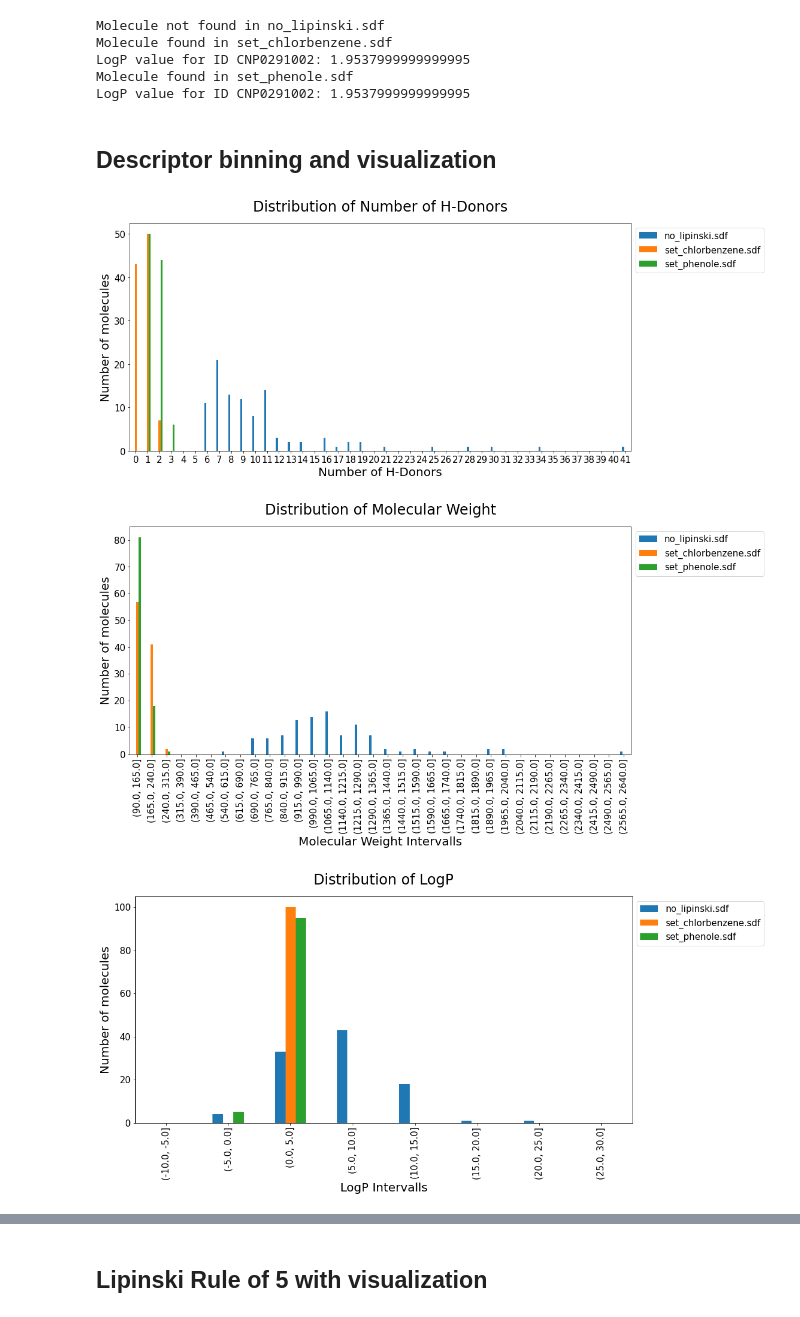
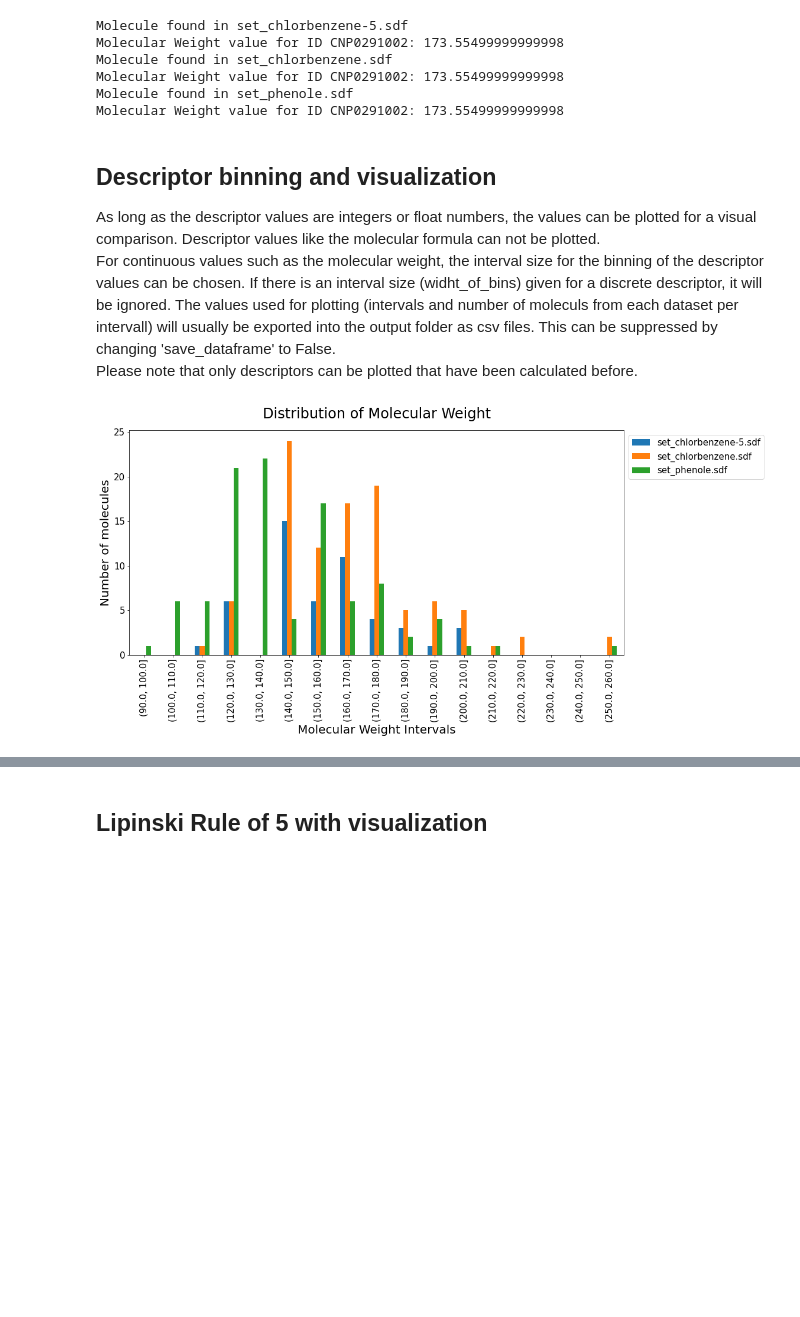
Before and after one commit to Steinbeck-Lab/ChemIcal-DatasEt-comparatoR, a Jupyter notebook: Workflow/CIDER_Workflow.ipynb, the cells around one changed output, grey strips where cells are left out. Drawn from its saved outputs; the diff is of its cells as text; code cells hidden in the pictures; blank space fills up the shorter version.

```diff
--- a/Workflow/CIDER_Workflow.ipynb
+++ b/Workflow/CIDER_Workflow.ipynb
@@ -7,2 +19,2 @@ cider = ChemicalDatasetComparator()
 # %%
-testdict = cider.import_as_data_dict('data2')
+testdict = cider.import_as_data_dict('data')
@@ -170,19 +192,19 @@ dict_keys(['SDMolSupplier_Object', 'number_of_molecules', 'molecule_picture', 'i
 # %%
-cider.get_value_from_id(testdict, 'CNP0291002', 'LogP')
+cider.get_value_from_id(testdict, 'CNP0291002', 'Molecular Weight')
 # %% [output]
-Molecule not found in no_lipinski.sdf
+Molecule found in set_chlorbenzene-5.sdf
+Molecular Weight value for ID CNP0291002: 173.55499999999998
 Molecule found in set_chlorbenzene.sdf
-LogP value for ID CNP0291002: 1.9537999999999995
+Molecular Weight value for ID CNP0291002: 173.55499999999998
 Molecule found in set_phenole.sdf
-LogP value for ID CNP0291002: 1.9537999999999995
+Molecular Weight value for ID CNP0291002: 173.55499999999998
 # %% [markdown]
 ## Descriptor binning and visualization
+As long as the descriptor values are integers or float numbers, the values can be plotted for a visual comparison. Descriptor values like the molecular formula can not be plotted.
+For continuous values such as the molecular weight, the interval size for the binning of the descriptor values can be chosen. If there is an interval size (widht_of_bins) given for a discrete descriptor, it will be ignored.
+The values used for plotting (intervals and number of moleculs from each dataset per intervall) will usually be exported into the output folder as csv files. This can be suppressed by changing 'save_dataframe' to False.
+Please note that only descriptors can be plotted that have been calculated before.
 # %%
-cider.descriptor_counts_and_plot(testdict, 'Molecular Weight', 75)
-cider.descriptor_counts_and_plot(testdict, 'LogP', 5)
-cider.descriptor_counts_and_plot(testdict, 'Number of Rings')
-cider.descriptor_counts_and_plot(testdict, 'Number of H-Donors')
+cider.descriptor_counts_and_plot(testdict, 'Molecular Weight', width_of_bins = 10)
 # %% [output]
-[figure, old version]
+[figure, new version]
-[figure, removed]
-[figure, removed]
```
Also changed, not shown: parts of 50 cells of this notebook, 1 other file.
